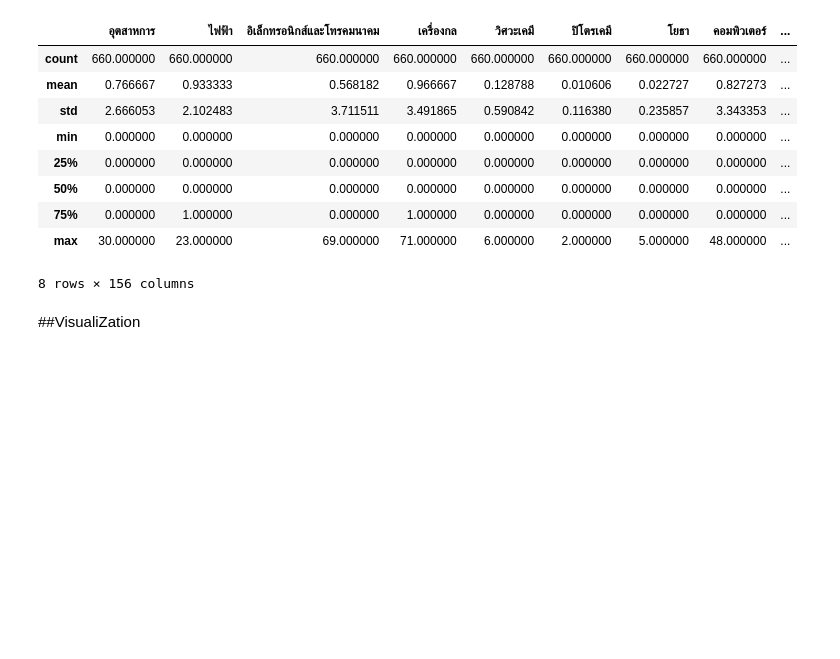
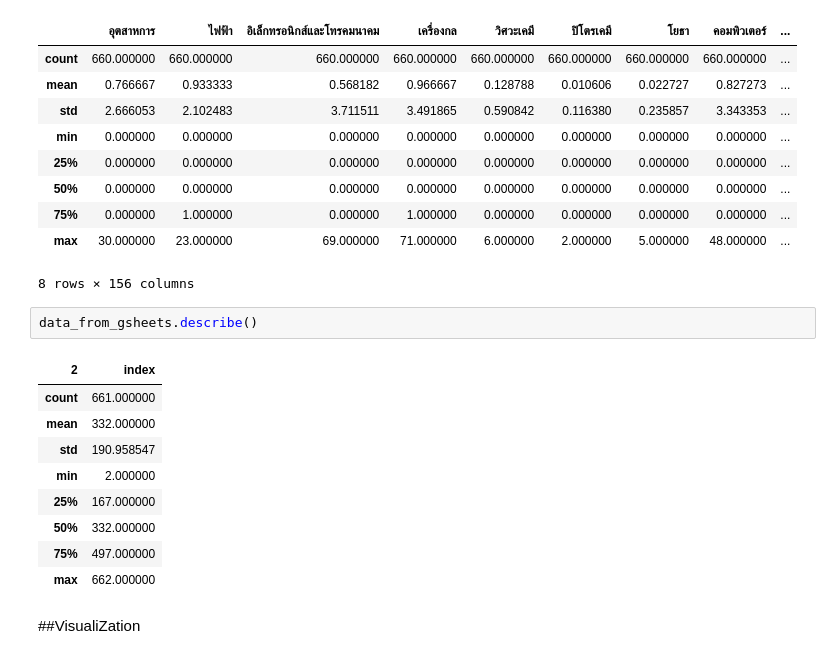
Before and after one commit to Ratchadakorn26/BSC_DPDM23, a Jupyter notebook: Understanding_Data.ipynb, the cells around one changed output. Cells and saved outputs as stored; diff of their text form; blank space fills up the shorter version.

```diff
--- a/Understanding_Data.ipynb
+++ b/Understanding_Data.ipynb
@@ -62,6 +88,18 @@ data_from_gdive.describe()
 | 75% | 0.000000 | 1.000000 | 0.000000 | 1.000000 | 0.000000 | 0.000000 | 0.000000 | 0.000000 | ... |
 | max | 30.000000 | 23.000000 | 69.000000 | 71.000000 | 6.000000 | 2.000000 | 5.000000 | 48.000000 | ... |
 8 rows × 156 columns
+# %%
+data_from_gsheets.describe()
+# %% [output]
+| 2 | index |
+| count | 661.000000 |
+| mean | 332.000000 |
+| std | 190.958547 |
+| min | 2.000000 |
+| 25% | 167.000000 |
+| 50% | 332.000000 |
+| 75% | 497.000000 |
+| max | 662.000000 |
 # %% [markdown]
 ##VisualiZation
 # %% [markdown]
```
Also changed, not shown: parts of 4 cells of this notebook.
